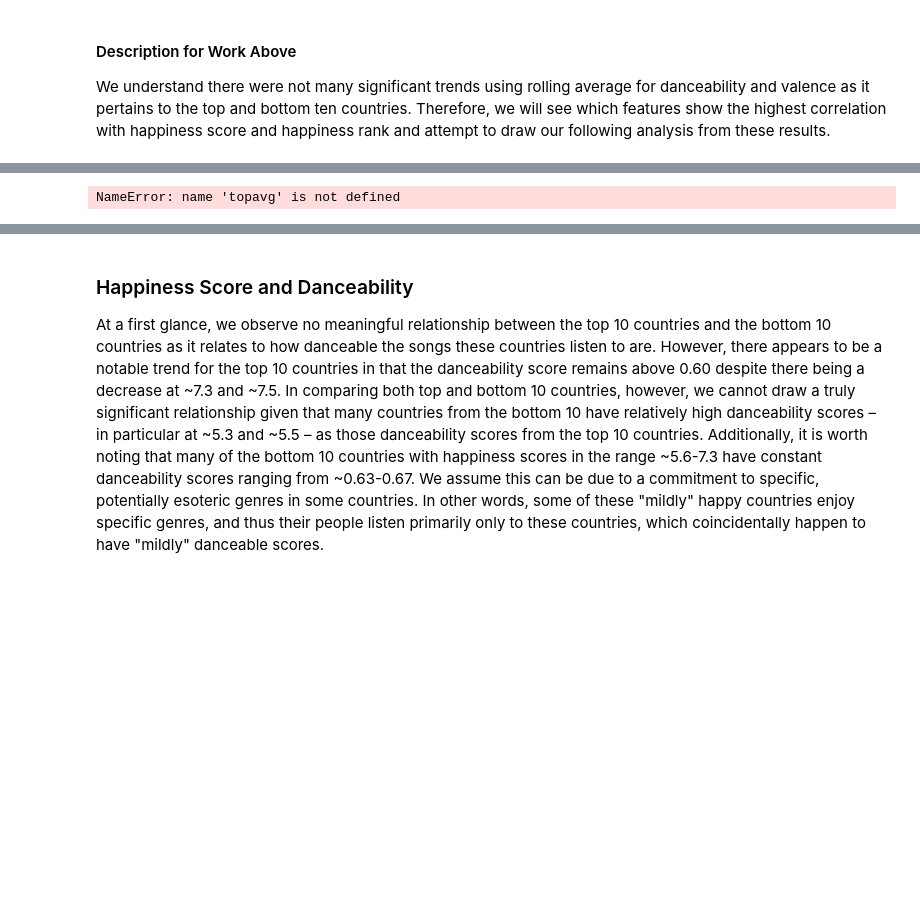
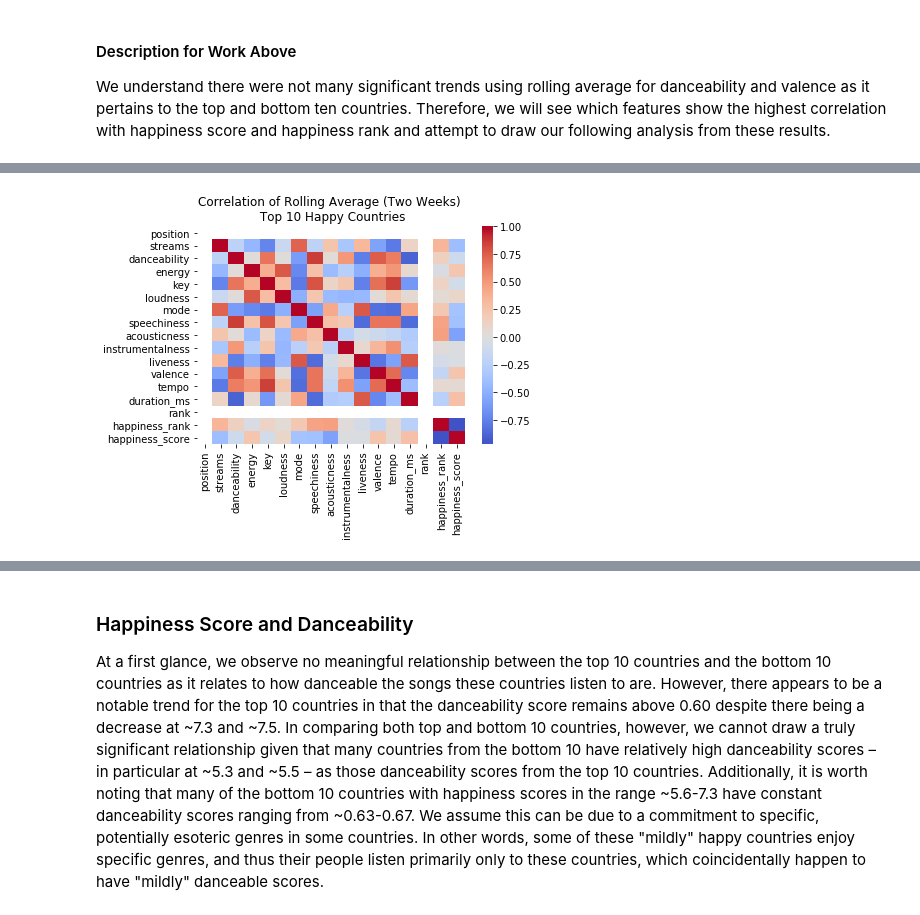
Before and after one commit to Albina-C/INFO-2950-Project, a Jupyter notebook: PROJ 2950.ipynb, the cells around one changed output, grey strips where cells are left out. Cells and saved outputs as stored; diff of their text form; code cells hidden in the pictures; blank space fills up the shorter version.

```diff
--- a/PROJ 2950.ipynb
+++ b/PROJ 2950.ipynb
@@ -487,7 +488,7 @@ We understand there were not many significant trends using rolling average for d
 # %%
-sns.heatmap(topavg.corr(), center=0, cmap='coolwarm')
+sns.heatmap(avg.head(10).corr(), center=0, cmap='coolwarm')
 plt.title("Correlation of Rolling Average (Two Weeks) \n Top 10 Happy Countries")
 plt.show()
 # %% [output]
-NameError: name 'topavg' is not defined
+[figure, added]
 # %%
```
Also changed, not shown: parts of 59 cells of this notebook, 2 other files.
